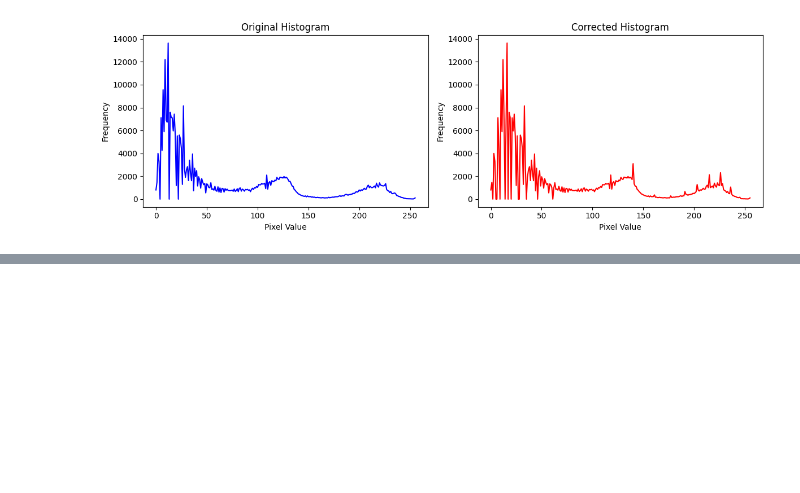
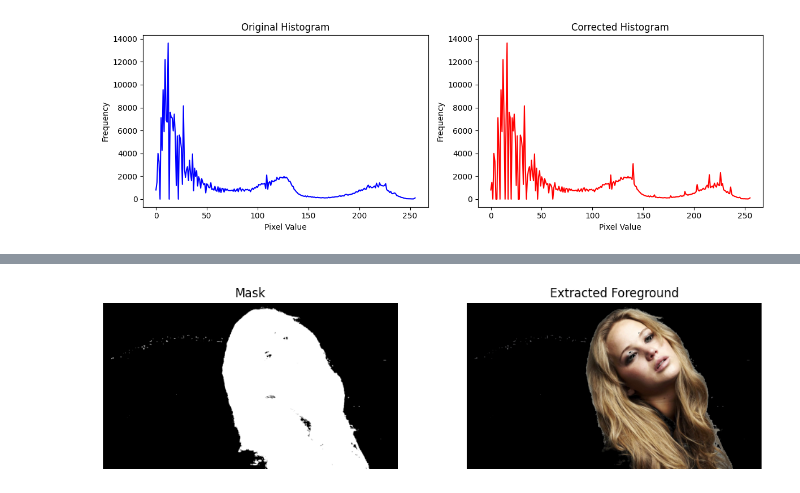
Before and after one commit to ChamodLD/Image-Processing-and-Machine-Vision, a Jupyter notebook: Assignment 01.ipynb, the cells around one changed output, grey strips where cells are left out. Saved outputs shown, nothing was run; the diff lists cells and outputs as text; code cells hidden in the pictures; blank space fills up the shorter version.

Commit message:
Extract the foreground and replace with a  modified one

```diff
--- a/Assignment 01.ipynb
+++ b/Assignment 01.ipynb
@@ -193,0 +302,18 @@ plt.show()
+# %%
+
+_, mask = cv.threshold(S, 12, 255, cv.THRESH_BINARY)
+
+# Use bitwise_and to extract the foreground using the mask
+foreground = cv.bitwise_and(im, im, mask=mask)
+
+fig,ax = plt.subplots(1,2,figsize = (12,3))
+ax[0].imshow(mask, cmap='gray', vmin=0, vmax=255)
+ax[0].set_title('Mask')
+ax[1].imshow(cv.cvtColor(foreground, cv.COLOR_BGR2RGB))
+ax[1].set_title('Extracted Foreground')
+
+for i in ax:
+    i.axis('off')
+plt.show()
+# %% [output]
+[figure, added]
```
Also changed, not shown: parts of 12 cells of this notebook.
